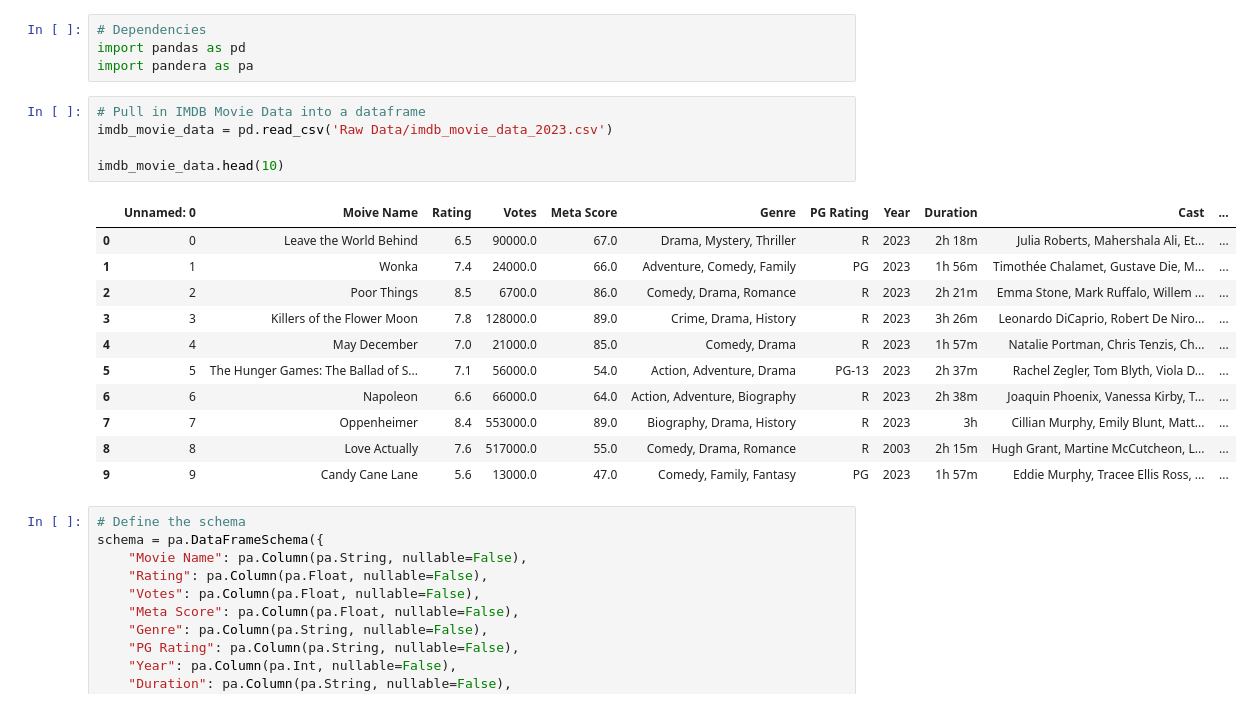
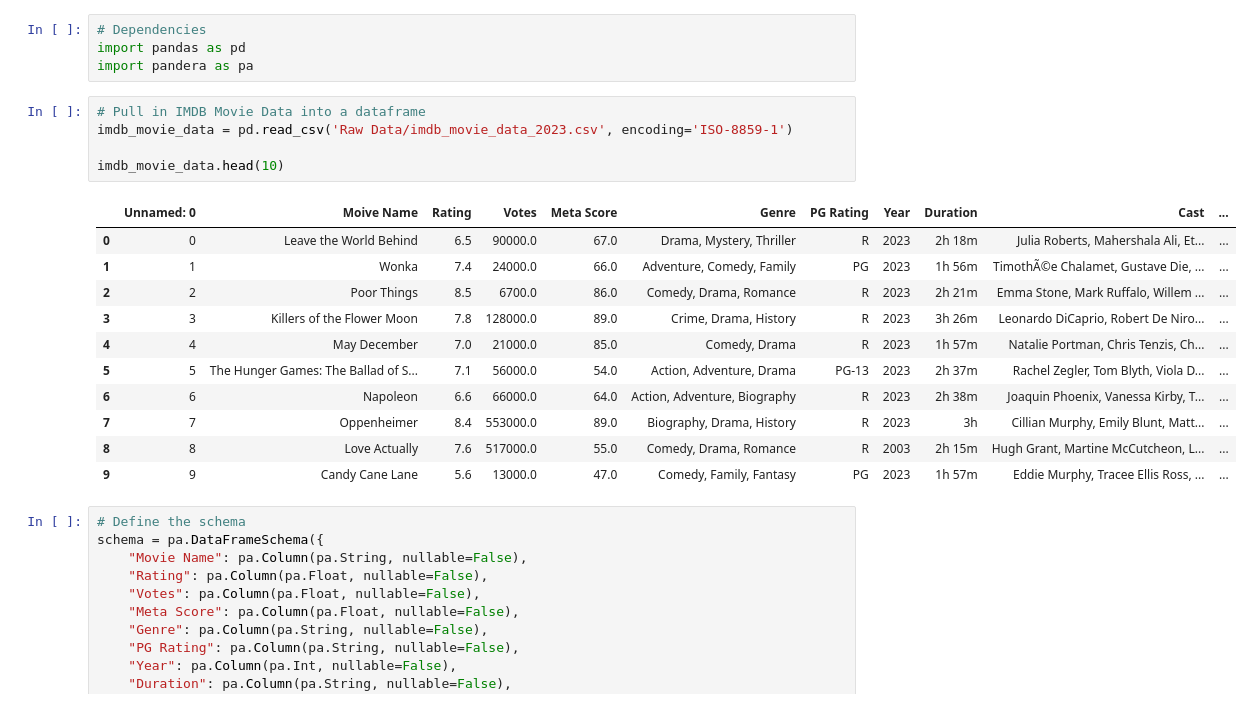
Before and after one commit to IrynaVitkovych/Project-3, a Jupyter notebook: Data Cleaning and Manipulation IMDB Data.ipynb, the cells around one changed output. Drawn from its saved outputs; the diff is of its cells as text.

```diff
--- a/Data Cleaning and Manipulation IMDB Data.ipynb
+++ b/Data Cleaning and Manipulation IMDB Data.ipynb
@@ -7,13 +7,13 @@ import pandas as pd
 import pandera as pa
 # %%
 # Pull in IMDB Movie Data into a dataframe
-imdb_movie_data = pd.read_csv('Raw Data/imdb_movie_data_2023.csv')
+imdb_movie_data = pd.read_csv('Raw Data/imdb_movie_data_2023.csv', encoding='ISO-8859-1')
 
 imdb_movie_data.head(10)
 # %% [output]
 |  | Unnamed: 0 | Moive Name | Rating | Votes | Meta Score | Genre | PG Rating | Year | Duration | Cast | ... |
 | 0 | 0 | Leave the World Behind | 6.5 | 90000.0 | 67.0 | Drama, Mystery, Thriller | R | 2023 | 2h 18m | Julia Roberts, Mahershala Ali, Et... | ... |
-| 1 | 1 | Wonka | 7.4 | 24000.0 | 66.0 | Adventure, Comedy, Family | PG | 2023 | 1h 56m | Timothée Chalamet, Gustave Die, M... | ... |
+| 1 | 1 | Wonka | 7.4 | 24000.0 | 66.0 | Adventure, Comedy, Family | PG | 2023 | 1h 56m | TimothÃ©e Chalamet, Gustave Die, ... | ... |
 | 2 | 2 | Poor Things | 8.5 | 6700.0 | 86.0 | Comedy, Drama, Romance | R | 2023 | 2h 21m | Emma Stone, Mark Ruffalo, Willem ... | ... |
 | 3 | 3 | Killers of the Flower Moon | 7.8 | 128000.0 | 89.0 | Crime, Drama, History | R | 2023 | 3h 26m | Leonardo DiCaprio, Robert De Niro... | ... |
 | 4 | 4 | May December | 7.0 | 21000.0 | 85.0 | Comedy, Drama | R | 2023 | 1h 57m | Natalie Portman, Chris Tenzis, Ch... | ... |
```
Also changed, not shown: parts of 9 cells of this notebook, 1 other file.
